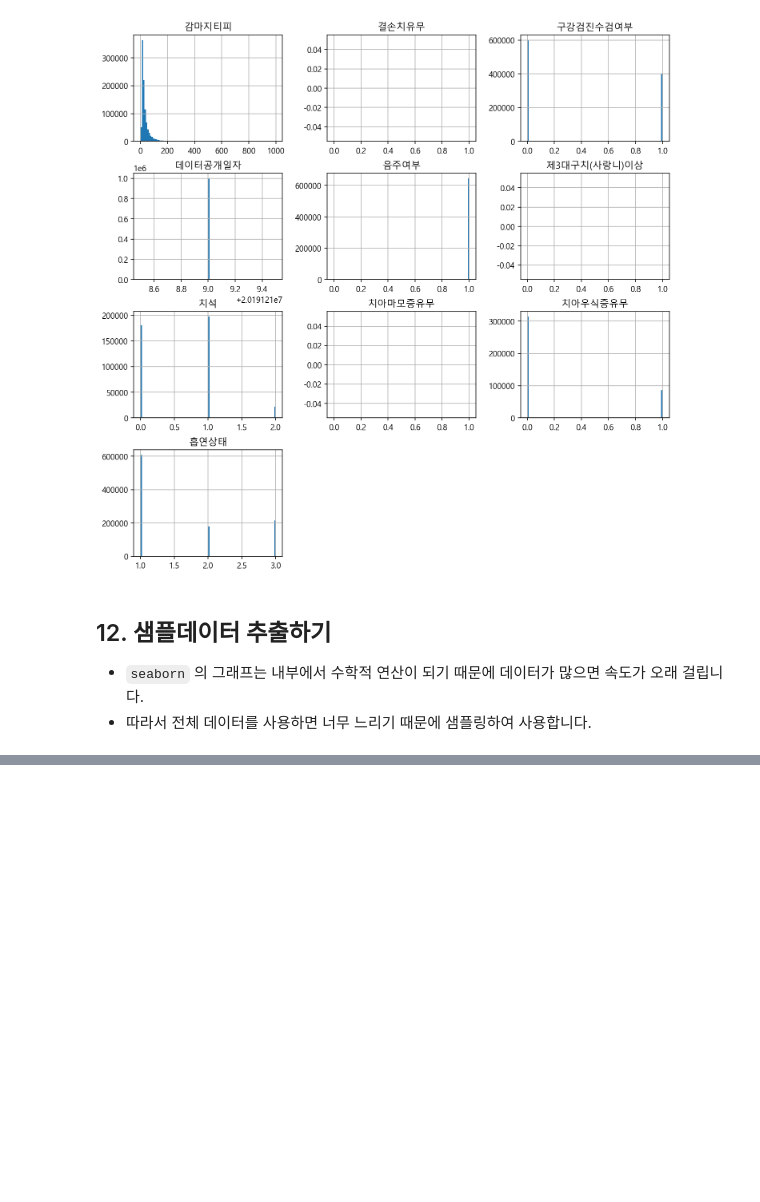
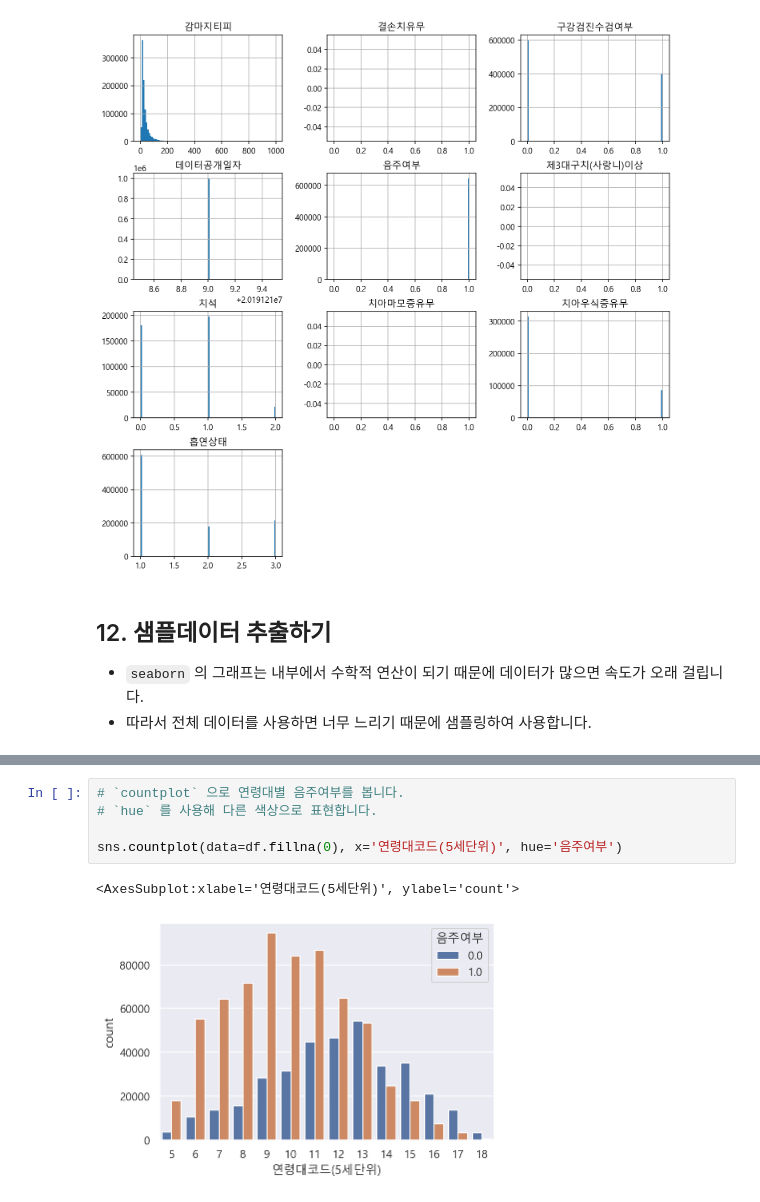
Before and after one commit to ghleex/TIL, a Jupyter notebook: 07_data_science/01_starts_ds_w_python/03_health_screening_data/01_health_screening_data.ipynb, the cells around one changed output, grey strips where cells are left out. Drawn from its saved outputs; the diff is of its cells as text; blank space fills up the shorter version.

```diff
--- a/07_data_science/01_starts_ds_w_python/03_health_screening_data/01_health_screening_data.ipynb
+++ b/07_data_science/01_starts_ds_w_python/03_health_screening_data/01_health_screening_data.ipynb
@@ -412,0 +458,8 @@ h = df.iloc[:, 24:].hist(figsize=(12, 12), bins=100)
+# %%
+# `countplot` 으로 연령대별 음주여부를 봅니다.
+# `hue` 를 사용해 다른 색상으로 표현합니다.
+
+sns.countplot(data=df.fillna(0), x='연령대코드(5세단위)', hue='음주여부')
+# %% [output]
+<AxesSubplot:xlabel='연령대코드(5세단위)', ylabel='count'>
+[figure, added]
```
Also changed, not shown: parts of 16 cells of this notebook.
